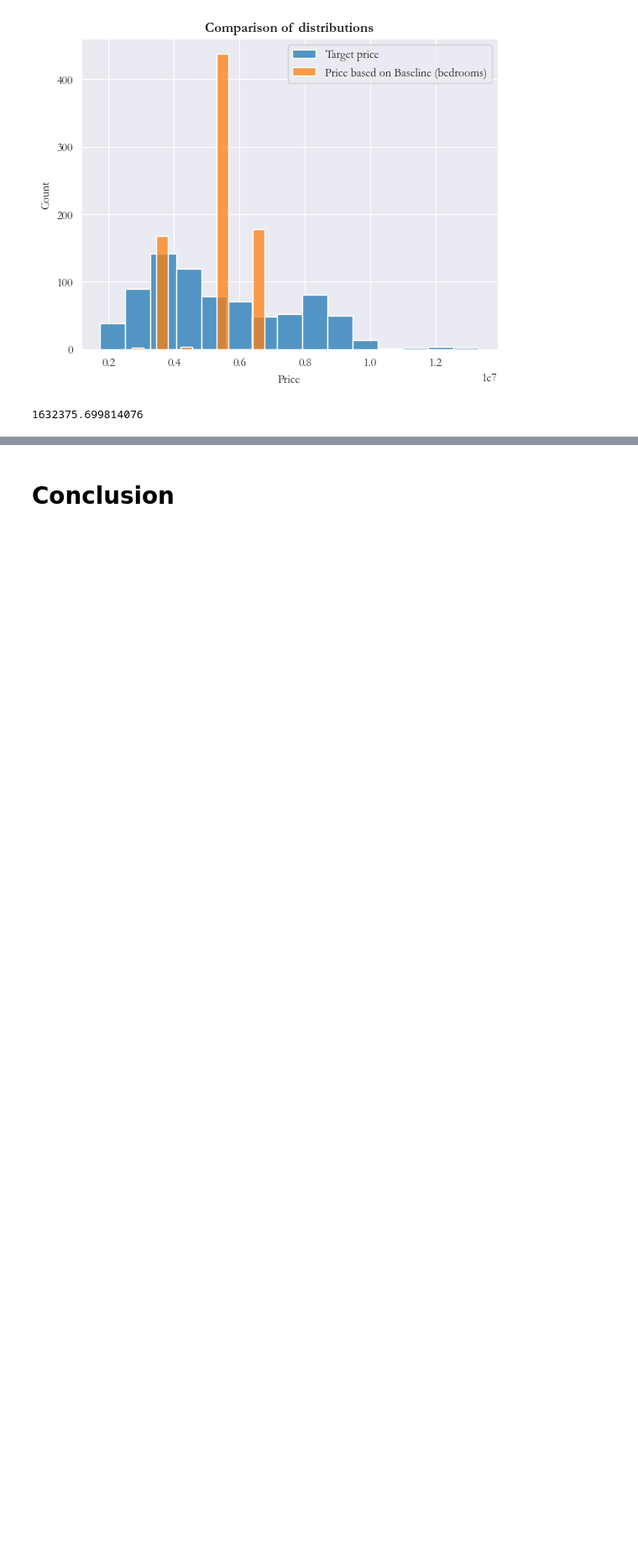
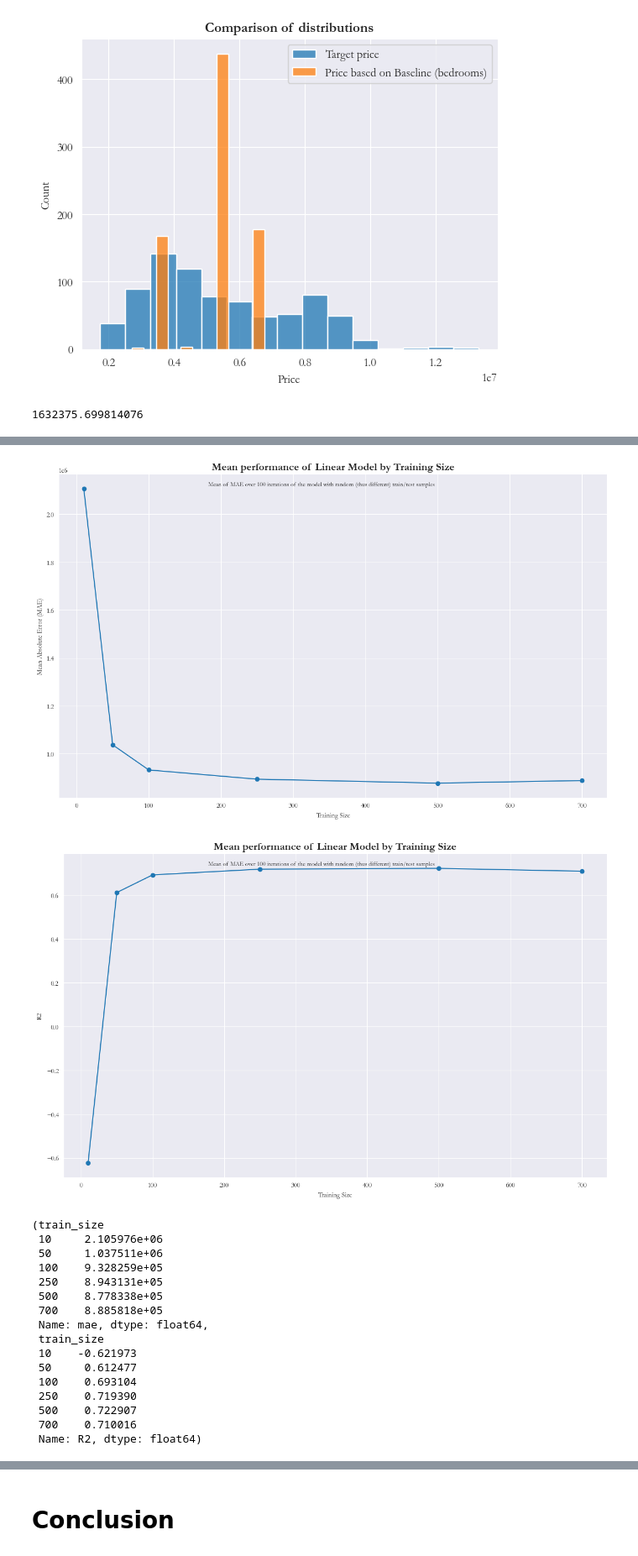
Before and after one commit to ThibaudGENEL/HousingPrice, a Jupyter notebook: notebook.ipynb, the cells around one changed output, grey strips where cells are left out. Shown at 84% size. Drawn from its saved outputs; the diff is of its cells as text; code cells hidden in the pictures; blank space fills up the shorter version.

```diff
--- a/notebook.ipynb
+++ b/notebook.ipynb
@@ -339,0 +354,21 @@ print(MAE_baseline)
+# %%
+linear_model_n_times(100, df_encoded)
+# %% [output]
+[figure, added]
+[figure, added]
+(train_size
+ 10     2.105976e+06
+ 50     1.037511e+06
+ 100    9.328259e+05
+ 250    8.943131e+05
+ 500    8.778338e+05
+ 700    8.885818e+05
+ Name: mae, dtype: float64,
+ train_size
+ 10    -0.621973
+ 50     0.612477
+ 100    0.693104
+ 250    0.719390
+ 500    0.722907
+ 700    0.710016
+ Name: R2, dtype: float64)
```
Also changed, not shown: parts of 8 cells of this notebook, 1 other file.
